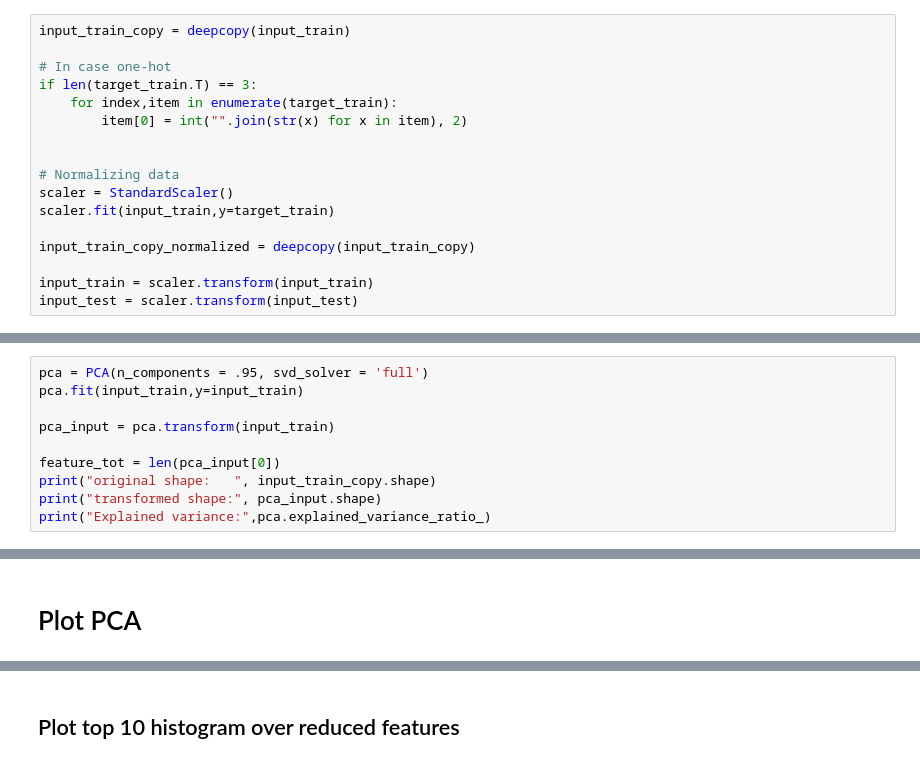
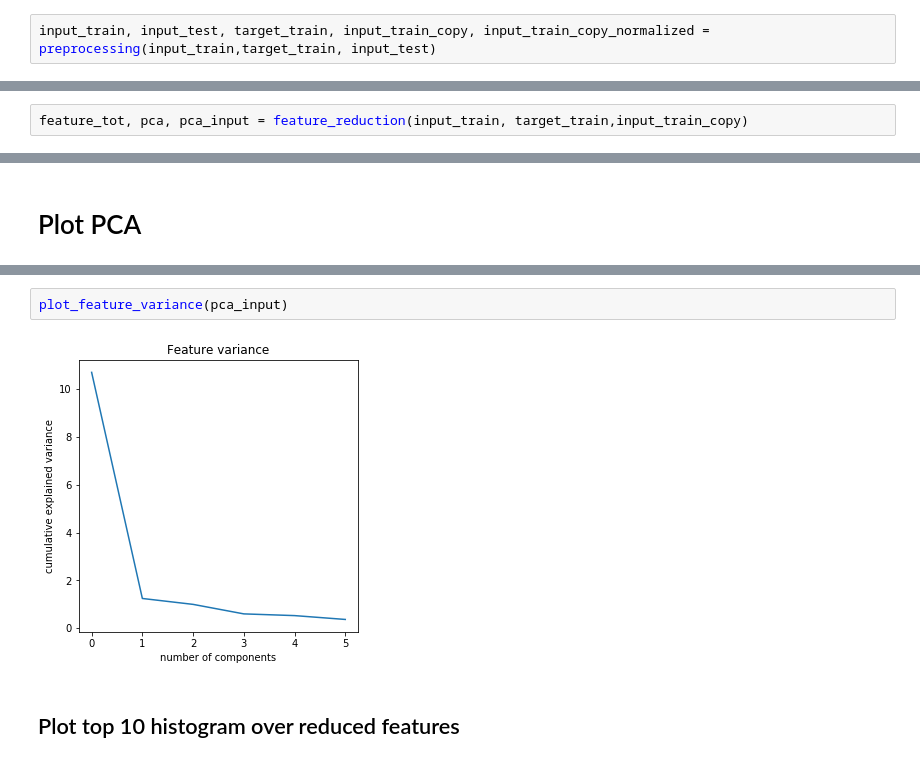
Before and after one commit to FredrikM97/Learning_systems, a Jupyter notebook: Labs/Project/task3.ipynb, the cells around one changed output, grey strips where cells are left out. Cells and saved outputs as stored; diff of their text form.

```diff
--- a/Labs/Project/task3.ipynb
+++ b/Labs/Project/task3.ipynb
@@ -59,20 +67,5 @@ Contains -inf: False False
 # %% [markdown]
 ## Preprocess
 Normalize the dataset
-# %%
-input_train_copy = deepcopy(input_train)
-
-# In case one-hot
-if len(target_train.T) == 3:
-    for index,item in enumerate(target_train):
-        item[0] = int("".join(str(x) for x in item), 2)
-
-
-# Normalizing data
-scaler = StandardScaler()
-scaler.fit(input_train,y=target_train)
-
-input_train_copy_normalized = deepcopy(input_train_copy)
-
-input_train = scaler.transform(input_train)
-input_test = scaler.transform(input_test)
+# %%
+input_train, input_test, target_train, input_train_copy, input_train_copy_normalized = preprocessing(input_train,target_train, input_test)
@@ -79,13 +74,3 @@ input_test = scaler.transform(input_test)
 # %% [markdown]
 ## Feature reduction
 Reduce dimensionality by PCA transform
-# %%
-pca = PCA(n_components = .95, svd_solver = 'full')
-pca.fit(input_train,y=input_train)
-
-pca_input = pca.transform(input_train)
-
-feature_tot = len(pca_input[0])
-print("original shape:   ", input_train_copy.shape)
-print("transformed shape:", pca_input.shape)
-print("Explained variance:",pca.explained_variance_ratio_)
@@ -99,0 +77,2 @@ Explained variance: [0.35039688 0.11184843 0.08050837 0.06509726 0.04016244 0.03
+# %%
+feature_tot, pca, pca_input = feature_reduction(input_train, target_train,input_train_copy)
@@ -122,2 +85,6 @@ plt.show()
+# %%
+plot_feature_variance(pca_input)
+# %% [output]
+[figure, added]
 # %% [markdown]
 ## Plot top 10 histogram over reduced features
```
Also changed, not shown: parts of 23 cells of this notebook, 7 other files.
